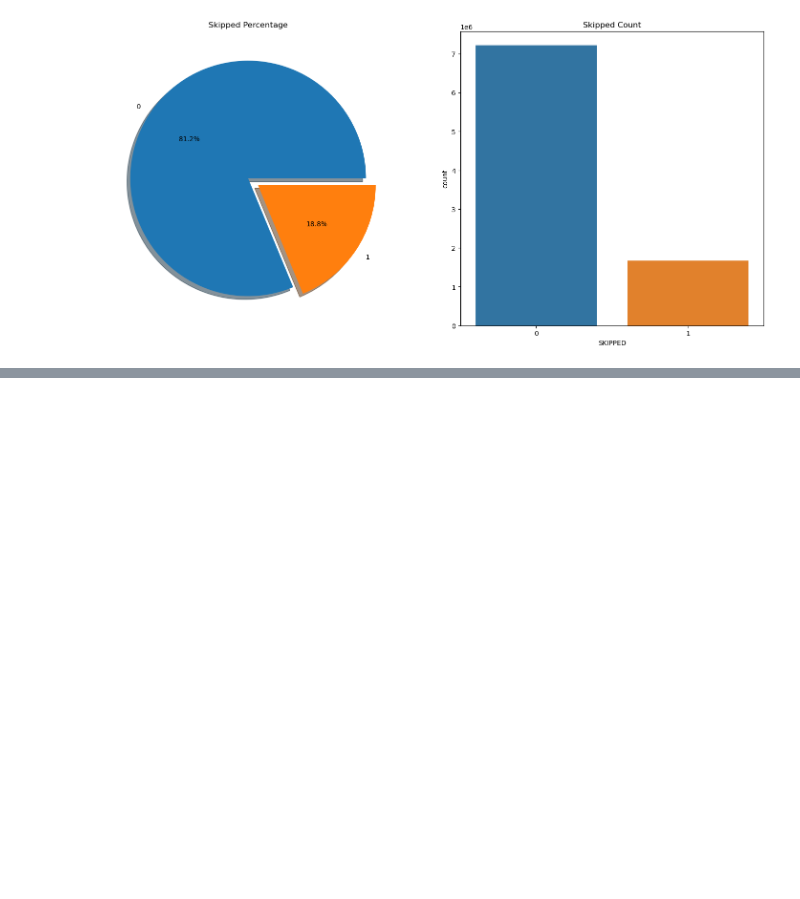
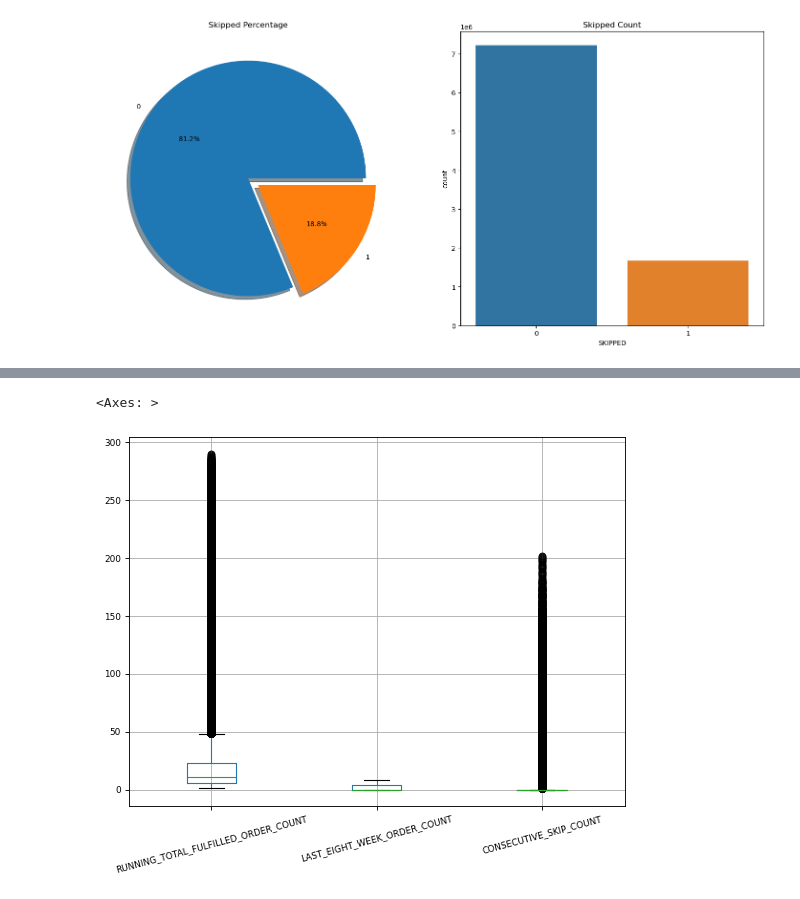
Before and after one commit to mindyng/Take-Homes, a Jupyter notebook: tovala-lead-ba-take-home-challenge.ipynb, the cells around one changed output, grey strips where cells are left out. Cells and saved outputs as stored; diff of their text form; code cells hidden in the pictures; blank space fills up the shorter version.

```diff
--- a/tovala-lead-ba-take-home-challenge.ipynb
+++ b/tovala-lead-ba-take-home-challenge.ipynb
@@ -387,0 +495,9 @@ plt.show()
+# %%
+from matplotlib.pyplot import figure
+
+figure(figsize=(8, 6), dpi=80)
+
+cts_cols.boxplot(column=['RUNNING_TOTAL_FULFILLED_ORDER_COUNT', 'LAST_EIGHT_WEEK_ORDER_COUNT', 'CONSECUTIVE_SKIP_COUNT'],grid=True, rot=15, fontsize=8)
+# %% [output]
+<Axes: >
+[figure, added]
```
Also changed, not shown: parts of 9 cells of this notebook.
